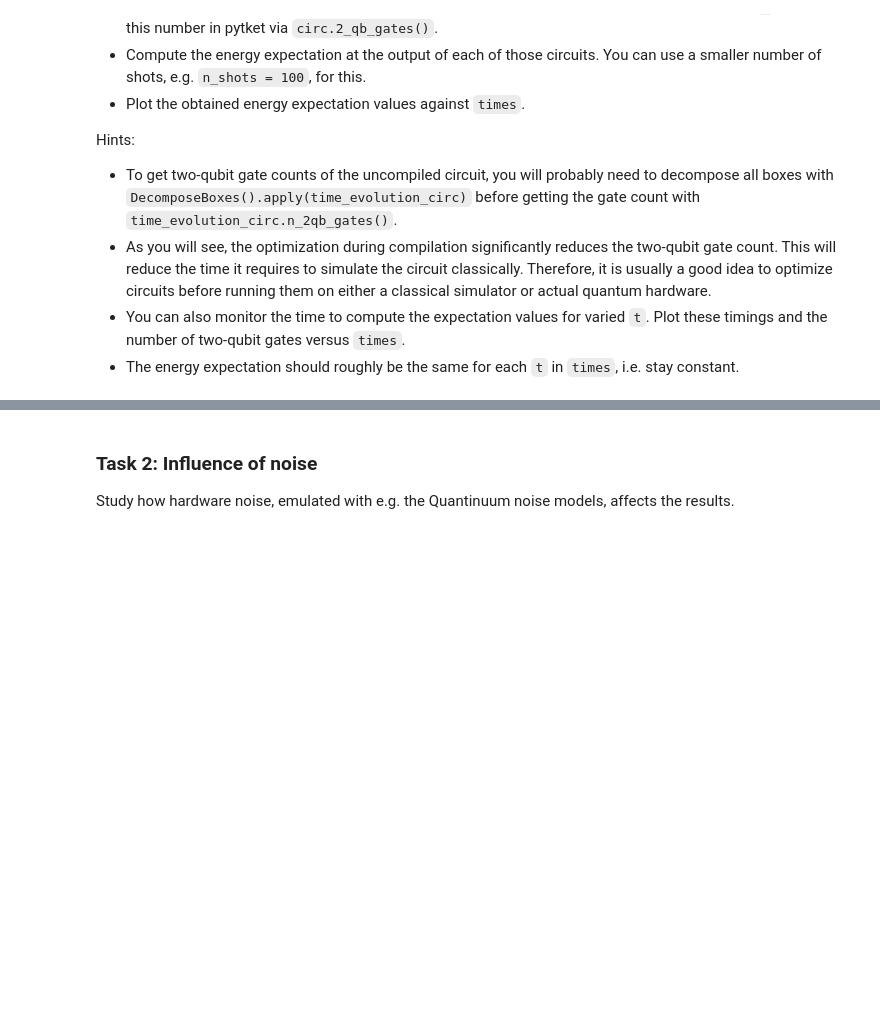
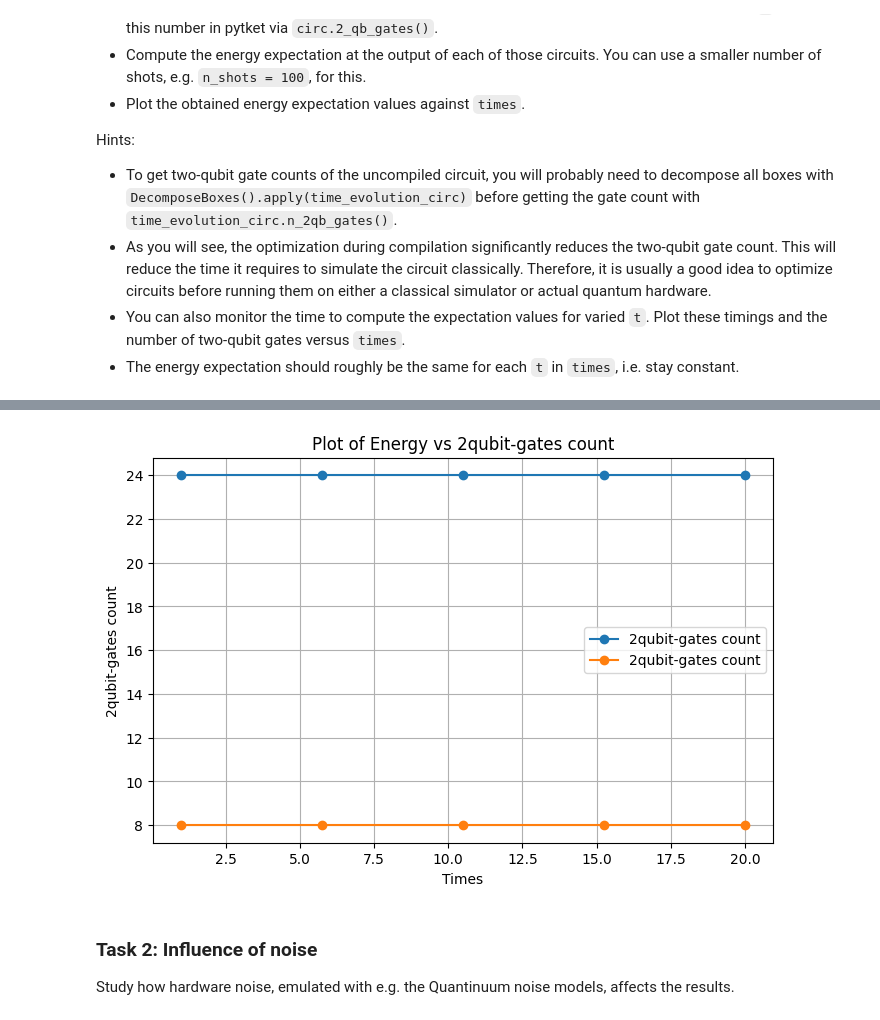
Before and after one commit to SiruLee/2025-Quantinuum, a Jupyter notebook: notebooks/hamiltonian_simulation.ipynb, the cells around one changed output, grey strips where cells are left out. Cells and saved outputs as stored; diff of their text form; code cells hidden in the pictures; blank space fills up the shorter version.

```diff
--- a/notebooks/hamiltonian_simulation.ipynb
+++ b/notebooks/hamiltonian_simulation.ipynb
@@ -553,3 +645,16 @@ trotter_step_size = 3
+# %%
+# Plot
+plt.figure(figsize=(8, 5))
+plt.plot(times, two_q_gates, marker='o', linestyle='-', label='2qubit-gates count')
+plt.plot(times, two_q_gates2, marker='o', linestyle='-', label='2qubit-gates count')
+plt.xlabel('Times')
+plt.ylabel('2qubit-gates count')
+plt.title('Plot of Energy vs 2qubit-gates count')
+plt.legend()
+plt.grid(True)
+plt.show()
+# %% [output]
+[figure, added]
 # %% [markdown]
 ### Task 2: Influence of noise
 
```
Also changed, not shown: parts of 22 cells of this notebook.
